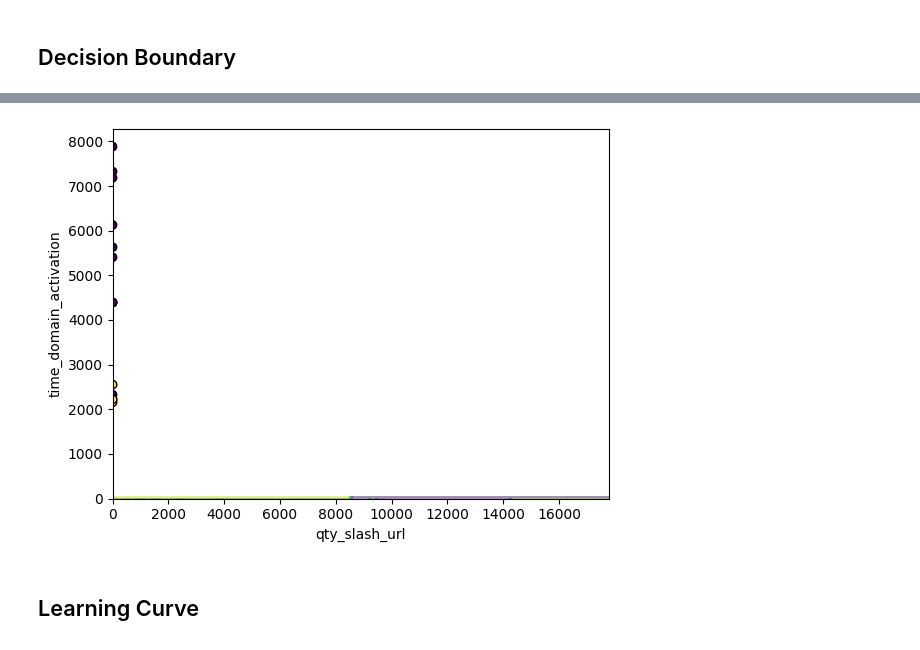
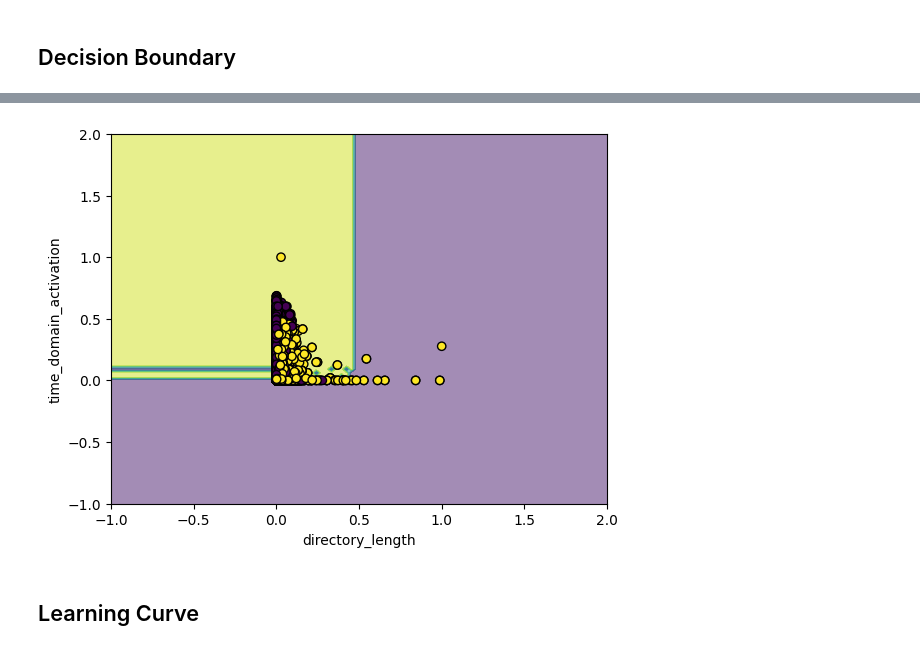
Before and after one commit to Oliverzhang0314/dsa4263-fraud-detection, a Jupyter notebook: notebooks/preprocessing.ipynb, the cells around one changed output, grey strips where cells are left out. Cells and saved outputs as stored; diff of their text form; code cells hidden in the pictures.

Commit message:
add min max scaling

```diff
--- a/notebooks/preprocessing.ipynb
+++ b/notebooks/preprocessing.ipynb
@@ -128,3 +129,10 @@ plt.show()
 # plt.ylabel("Numerical Column")
 # plt.xticks(rotation=45)
 # plt.show()
+# %%
+# Remove redundant column if min==max
+remove_cols = []
+for col in data.columns:
+    if data[col].min() == data[col].max():
+        remove_cols.append(col)
+data = data.drop(remove_cols, axis=1)
@@ -130,0 +141,3 @@ plt.show()
+# %%
+# Min-max scaling
+data = (data - data.min()) / (data.max() - data.min())
@@ -453,32 +479,25 @@ plt.show()
 # %%
 from sklearn.inspection import DecisionBoundaryDisplay
 
 # Reconstruct best model
 n_estimators = best_params["n_estimators"]
 min_samples_split = best_params["min_samples_split"]
 max_features = best_params["max_features"]
 max_depth = best_params["max_depth"]
 tree = RandomForestClassifier(n_estimators=n_estimators, min_samples_split=min_samples_split, max_features=max_features, max_depth=max_depth)
 
-# variable_1, variable_2 = clean_X_train[clean_X_train.columns[sorted_idx[-1]]], clean_X_train[clean_X_train.columns[sorted_idx[-2]]]
-# x_axis, y_axis = np.meshgrid(
-#     np.linspace(variable_1.min(), variable_1.max()),
-#     np.linspace(variable_2.min(), variable_2.max())
-# )
-# grid = np.vstack([x_axis.ravel(), y_axis.ravel()]).T
-tree = tree.fit(clean_X[clean_X.columns[sorted_idx[-2:]]], clean_y_train)
-# z_axis = np.reshape(tree.predict(grid), x_axis.shape)
+tree = tree.fit(clean_X_train[clean_X_train.columns[sorted_idx[-2:]]], clean_y_train)
 display = DecisionBoundaryDisplay.from_estimator(
     tree, clean_X_train[clean_X_train.columns[sorted_idx[-2:]]], response_method="predict",
     xlabel=clean_X_train.columns[sorted_idx[-1]], ylabel=clean_X_train.columns[sorted_idx[-2]],
     alpha=0.5,
 )
 clean_df = pd.concat([clean_X_train, clean_y_train], axis=1)
 samples = clean_df.sample(frac=0.001, replace=False, random_state=1)
-display.ax_.scatter(samples[samples.columns[sorted_idx[-1]]], samples[samples.columns[sorted_idx[-2]]], c=samples["phishing"], edgecolor="k")
+display.ax_.scatter(clean_X_train[clean_X_train.columns[sorted_idx[-1]]], clean_X_train[clean_X_train.columns[sorted_idx[-2]]], c=clean_y_train, edgecolor="k")
 plt.show()
 # %% [output]
-[figure, old version]
+[figure, new version]
 # %% [markdown]
 ## Learning Curve
 # %%
```
Also changed, not shown: parts of 14 cells of this notebook.
